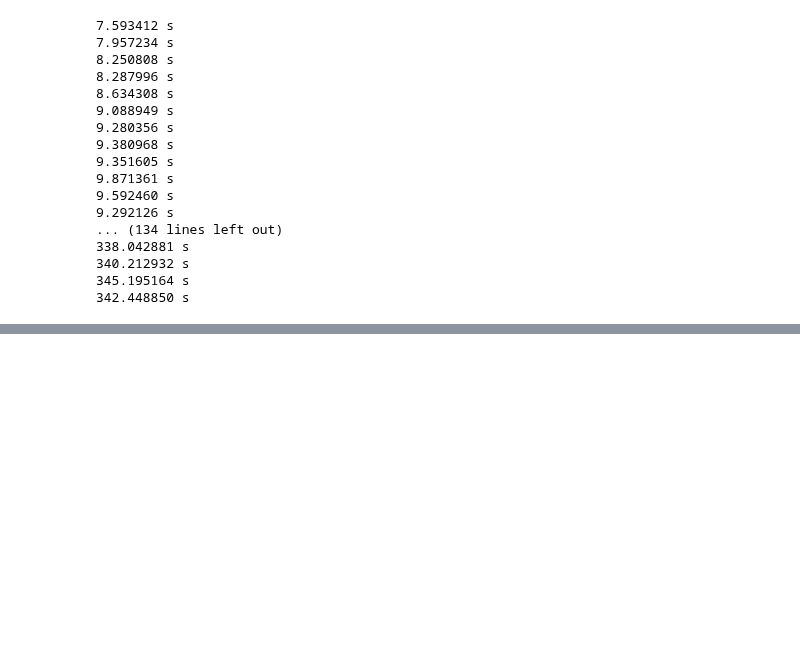
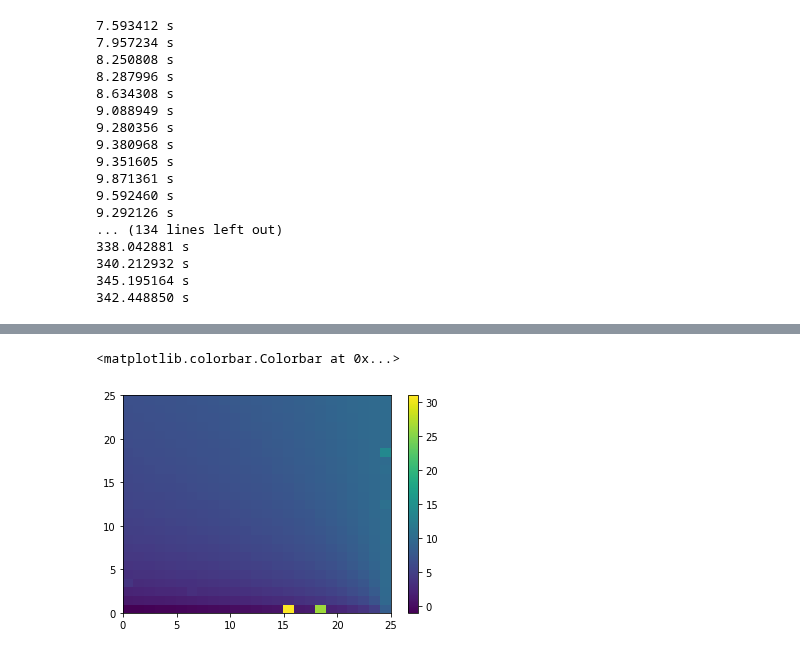
Before and after one commit to akumar01/uoicorr_analysis, a Jupyter notebook: notebooks/sfn/Numerical Boundaries.ipynb, the cells around one changed output, grey strips where cells are left out. Saved outputs shown, nothing was run; the diff lists cells and outputs as text; code cells hidden in the pictures; blank space fills up the shorter version.

```diff
--- a/notebooks/sfn/Numerical Boundaries.ipynb
+++ b/notebooks/sfn/Numerical Boundaries.ipynb
@@ -416,0 +739,6 @@ with open('scarlett_boundaries.dat', 'wb') as f:
+# %%
+plt.pcolormesh(np.log(np.flip(ns[2,...], axis=-1)))
+plt.colorbar()
+# %% [output]
+<matplotlib.colorbar.Colorbar at 0x...>
+[figure, added]
```
Also changed, not shown: parts of 27 cells of this notebook.
